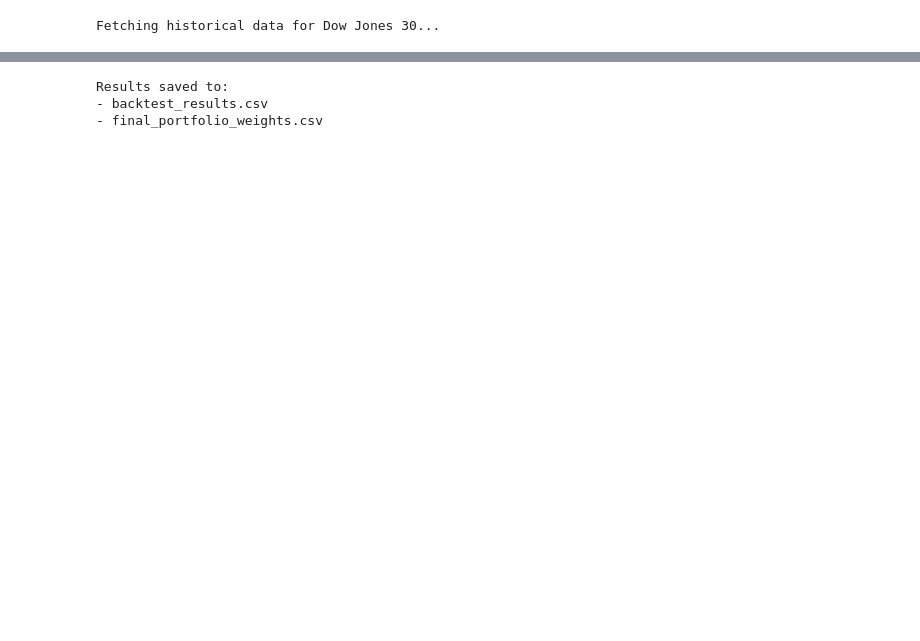
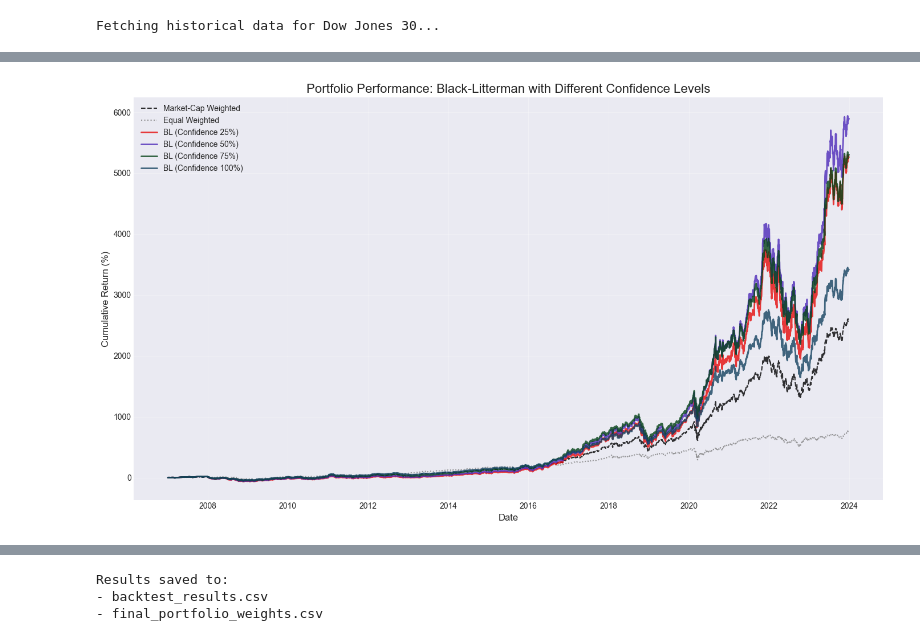
Before and after one commit to petarjuki7/DiplomskiRadBlackLitterman, a Jupyter notebook: BlackLittermanNotebook.ipynb, the cells around one changed output, grey strips where cells are left out. Saved outputs shown, nothing was run; the diff lists cells and outputs as text; code cells hidden in the pictures; blank space fills up the shorter version.

```diff
--- a/BlackLittermanNotebook.ipynb
+++ b/BlackLittermanNotebook.ipynb
@@ -102,6 +93,0 @@ def generate_bl_views(confidence):
-# %%
-returns = prices.pct_change().dropna()
-sample_views, sample_confidences = generate_bl_views(0.75)
-print("Sample views generated:")
-for ticker, view in list(sample_views.items()):
-    print(f"{ticker}: {view:.2%} (confidence: {sample_confidences[ticker]:.3f})")
@@ -116,5 +252,5 @@ sample_views
 # %%
-def construct_bl_portfolio(prices, market_caps, views_dict, confidences, tau=0.025):
+def construct_bl_portfolio(prices, market_caps, P, Q, confidences, tau=0.025):
     """
     Construct Black-Litterman optimized portfolio
 
@@ -128,17 +264,11 @@ def construct_bl_portfolio(prices, market_caps, views_dict, confidences, tau=0.0
     Returns:
     - bl_weights: Dictionary of optimized weights
     """
-    # Calculate expected returns and covariance
-    returns = prices.pct_change().dropna()
-
     # Use exponentially-weighted covariance for more recent emphasis
     S = risk_models.CovarianceShrinkage(prices).ledoit_wolf()
 
-    #Turn confidences into a np.array
-    confidences = np.array([confidences[ticker] for ticker in prices.columns if ticker in views_dict])
-
     # Initialize Black-Litterman model
-    bl = BlackLittermanModel(cov_matrix = S, absolute_views=views_dict, pi="market", market_caps=market_caps,
+    bl = BlackLittermanModel(cov_matrix = S, P=P, Q=Q, pi="market", market_caps=market_caps,
                             risk_aversion=2.5, tau=tau, omega='idzorek', view_confidences=confidences)
 
     # Get posterior estimates
@@ -283,9 +413,9 @@ def black_litterman_weights(hist_prices, confidence):
     """Calculate Black-Litterman optimized weights"""
     # Generate views based on recent data
     recent_returns = hist_prices.pct_change().dropna()
-    views_dict, confidences = generate_bl_views(confidence)
+    P, Q, confidences, _ = generate_enhanced_bl_views(confidence)
 
     bl_weights = construct_bl_portfolio(
-        hist_prices, market_caps, views_dict, confidences
+        hist_prices, market_caps, P, Q, confidences
     )
     return bl_weights
@@ -546,0 +477,45 @@ Information Ratio: 0.503
+# %%
+plt.figure(figsize=(14, 8))
+
+# Define colors and styles
+colors = {
+    'Market-Cap Weighted': 'black',
+    'Equal Weighted': 'gray',
+    'BL (Confidence 25%)': "#e60b0b",  # Red
+    'BL (Confidence 50%)': "#4d29b9",  # Purple
+    'BL (Confidence 75%)': "#044317",  # Dark green
+    'BL (Confidence 100%)': '#154360'  # Dark blue
+}
+
+linestyles = {
+    'Market-Cap Weighted': '--',
+    'Equal Weighted': ':',
+    'BL (Confidence 25%)': '-',
+    'BL (Confidence 50%)': '-',
+    'BL (Confidence 75%)': '-',
+    'BL (Confidence 100%)': '-'
+}
+
+# Plot cumulative returns for each strategy
+for strategy_name, portfolio_values in all_results.items():
+    cumulative_returns = (portfolio_values / portfolio_values.iloc[0] - 1) * 100
+
+    plt.plot(
+        cumulative_returns.index,
+        cumulative_returns.values,
+        label=strategy_name,
+        color=colors.get(strategy_name, 'blue'),
+        linestyle=linestyles.get(strategy_name, '-'),
+        linewidth=2 if 'BL' in strategy_name else 1.5,
+        alpha=0.8
+    )
+
+plt.title('Portfolio Performance: Black-Litterman with Different Confidence Levels', fontsize=16)
+plt.xlabel('Date', fontsize=12)
+plt.ylabel('Cumulative Return (%)', fontsize=12)
+plt.legend(loc='upper left', fontsize=10)
+plt.grid(True, alpha=0.3)
+plt.tight_layout()
+plt.show()
+# %% [output]
+[figure, added]
```
Also changed, not shown: parts of 24 cells of this notebook.
